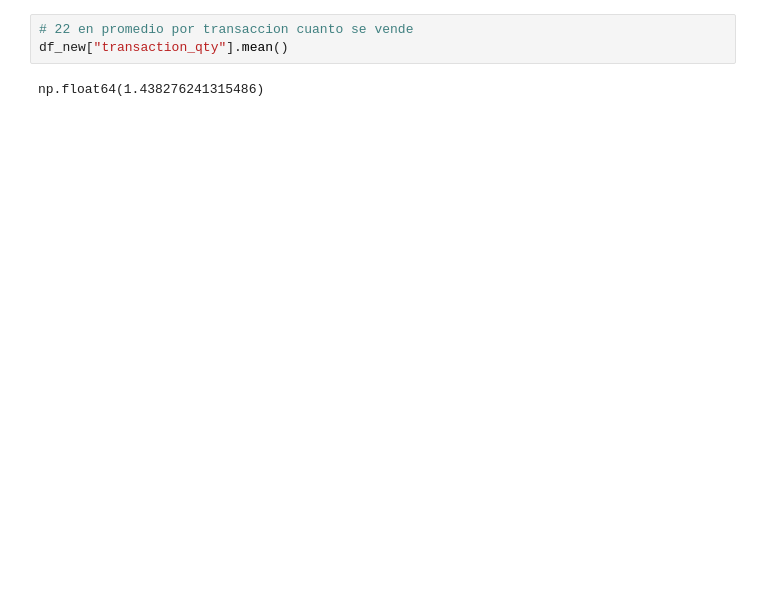
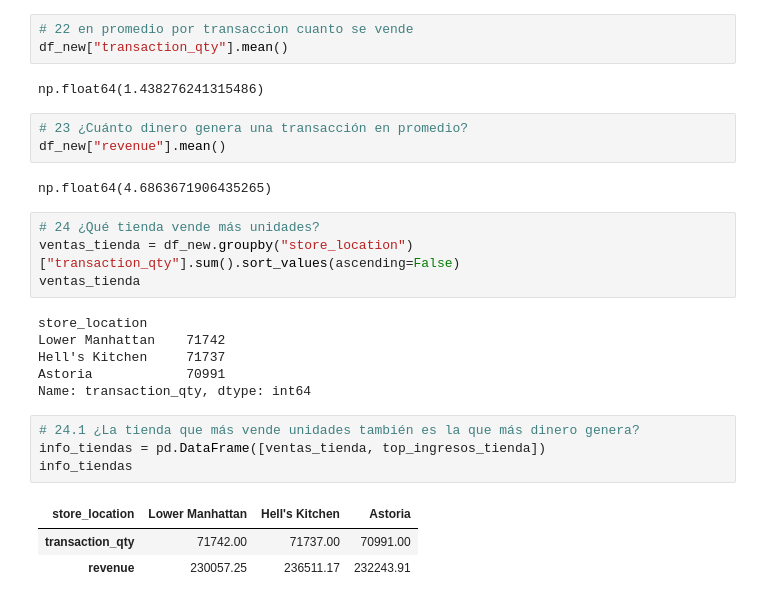
Before and after one commit to juniorleyer1/coffee-shop-sales-analysis, a Jupyter notebook: notebooks/coffee-shop-sales-analysis.ipynb, the cells around one changed output. Cells and saved outputs as stored; diff of their text form; blank space fills up the shorter version.

```diff
--- a/notebooks/coffee-shop-sales-analysis.ipynb
+++ b/notebooks/coffee-shop-sales-analysis.ipynb
@@ -300,3 +297,26 @@ memory usage: 23.1+ MB
 df_new["transaction_qty"].mean()
 # %% [output]
 np.float64(1.438276241315486)
+# %%
+# 23 ¿Cuánto dinero genera una transacción en promedio?
+df_new["revenue"].mean()
+# %% [output]
+np.float64(4.6863671906435265)
+# %%
+# 24 ¿Qué tienda vende más unidades?
+ventas_tienda = df_new.groupby("store_location")["transaction_qty"].sum().sort_values(ascending=False)
+ventas_tienda
+# %% [output]
+store_location
+Lower Manhattan    71742
+Hell's Kitchen     71737
+Astoria            70991
+Name: transaction_qty, dtype: int64
+# %%
+# 24.1 ¿La tienda que más vende unidades también es la que más dinero genera?
+info_tiendas = pd.DataFrame([ventas_tienda, top_ingresos_tienda])
+info_tiendas
+# %% [output]
+| store_location | Lower Manhattan | Hell's Kitchen | Astoria |
+| transaction_qty | 71742.00 | 71737.00 | 70991.00 |
+| revenue | 230057.25 | 236511.17 | 232243.91 |
```
Also changed, not shown: parts of 7 cells of this notebook.
